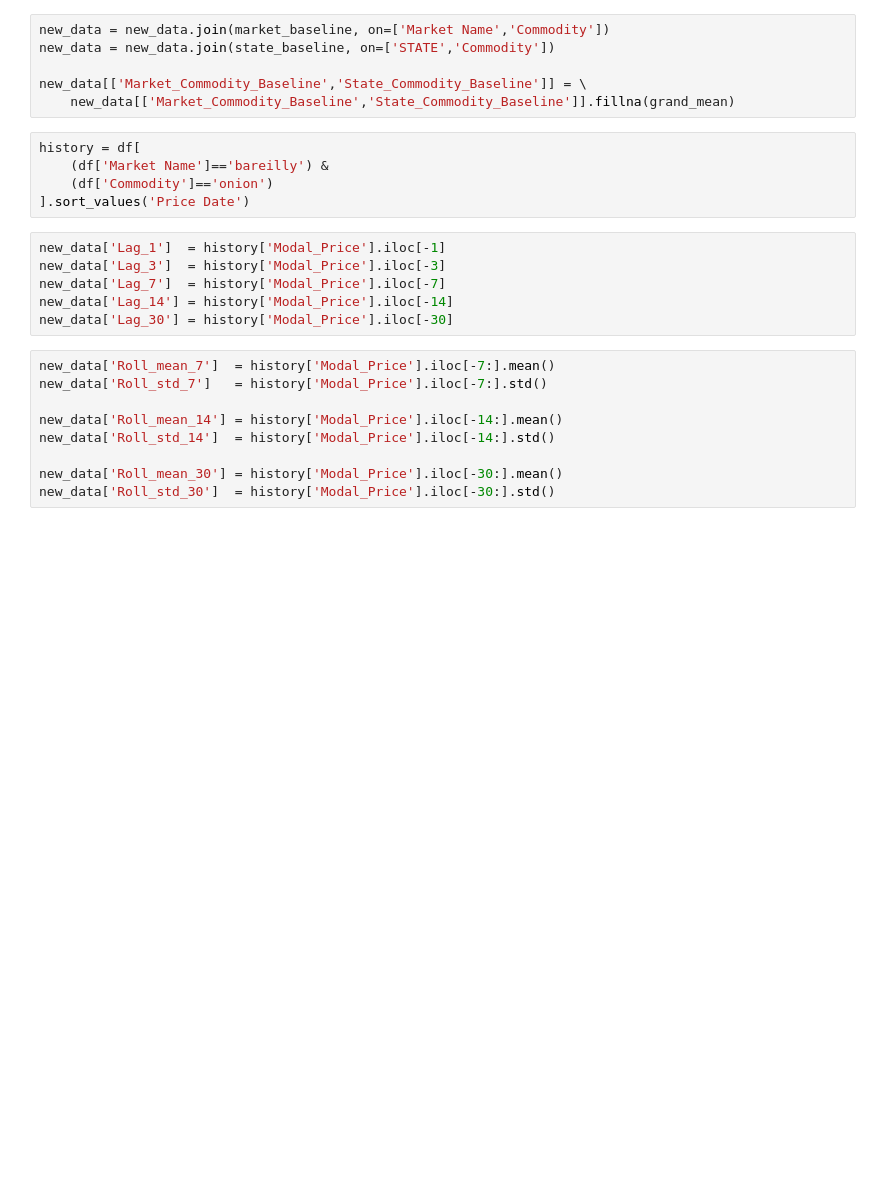
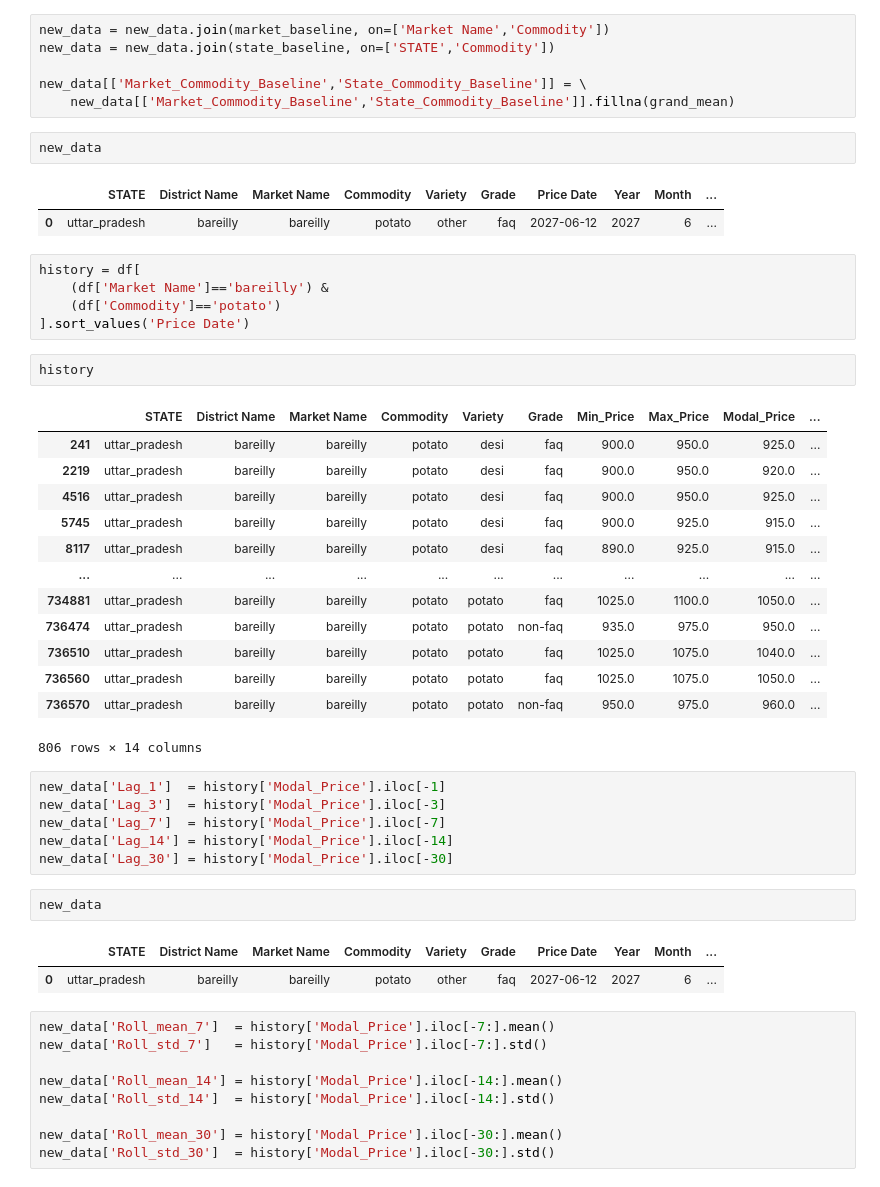
Before and after one commit to DeepanshuSharma1607/house-price_and_average_happy_life_prediction, a Jupyter notebook: notebook474ddf25d3.ipynb, the cells around one changed output. Cells and saved outputs as stored; diff of their text form; blank space fills up the shorter version.

```diff
--- a/notebook474ddf25d3.ipynb
+++ b/notebook474ddf25d3.ipynb
@@ -391,17 +391,43 @@ new_data = new_data.join(state_baseline, on=['STATE','Commodity'])
 
 new_data[['Market_Commodity_Baseline','State_Commodity_Baseline']] = \
     new_data[['Market_Commodity_Baseline','State_Commodity_Baseline']].fillna(grand_mean)
+# %%
+new_data
+# %% [output]
+|  | STATE | District Name | Market Name | Commodity | Variety | Grade | Price Date | Year | Month | ... |
+| 0 | uttar_pradesh | bareilly | bareilly | potato | other | faq | 2027-06-12 | 2027 | 6 | ... |
 # %%
 history = df[
     (df['Market Name']=='bareilly') &
-    (df['Commodity']=='onion')
+    (df['Commodity']=='potato')
 ].sort_values('Price Date')
+# %%
+history
+# %% [output]
+|  | STATE | District Name | Market Name | Commodity | Variety | Grade | Min_Price | Max_Price | Modal_Price | ... |
+| 241 | uttar_pradesh | bareilly | bareilly | potato | desi | faq | 900.0 | 950.0 | 925.0 | ... |
+| 2219 | uttar_pradesh | bareilly | bareilly | potato | desi | faq | 900.0 | 950.0 | 920.0 | ... |
+| 4516 | uttar_pradesh | bareilly | bareilly | potato | desi | faq | 900.0 | 950.0 | 925.0 | ... |
+| 5745 | uttar_pradesh | bareilly | bareilly | potato | desi | faq | 900.0 | 925.0 | 915.0 | ... |
+| 8117 | uttar_pradesh | bareilly | bareilly | potato | desi | faq | 890.0 | 925.0 | 915.0 | ... |
+| ... | ... | ... | ... | ... | ... | ... | ... | ... | ... | ... |
+| 734881 | uttar_pradesh | bareilly | bareilly | potato | potato | faq | 1025.0 | 1100.0 | 1050.0 | ... |
+| 736474 | uttar_pradesh | bareilly | bareilly | potato | potato | non-faq | 935.0 | 975.0 | 950.0 | ... |
+| 736510 | uttar_pradesh | bareilly | bareilly | potato | potato | faq | 1025.0 | 1075.0 | 1040.0 | ... |
+| 736560 | uttar_pradesh | bareilly | bareilly | potato | potato | faq | 1025.0 | 1075.0 | 1050.0 | ... |
+| 736570 | uttar_pradesh | bareilly | bareilly | potato | potato | non-faq | 950.0 | 975.0 | 960.0 | ... |
+806 rows × 14 columns
 # %%
 new_data['Lag_1']  = history['Modal_Price'].iloc[-1]
 new_data['Lag_3']  = history['Modal_Price'].iloc[-3]
 new_data['Lag_7']  = history['Modal_Price'].iloc[-7]
 new_data['Lag_14'] = history['Modal_Price'].iloc[-14]
 new_data['Lag_30'] = history['Modal_Price'].iloc[-30]
+# %%
+new_data
+# %% [output]
+|  | STATE | District Name | Market Name | Commodity | Variety | Grade | Price Date | Year | Month | ... |
+| 0 | uttar_pradesh | bareilly | bareilly | potato | other | faq | 2027-06-12 | 2027 | 6 | ... |
 # %%
 new_data['Roll_mean_7']  = history['Modal_Price'].iloc[-7:].mean()
 new_data['Roll_std_7']   = history['Modal_Price'].iloc[-7:].std()
```
Also changed, not shown: parts of 4 cells of this notebook.
